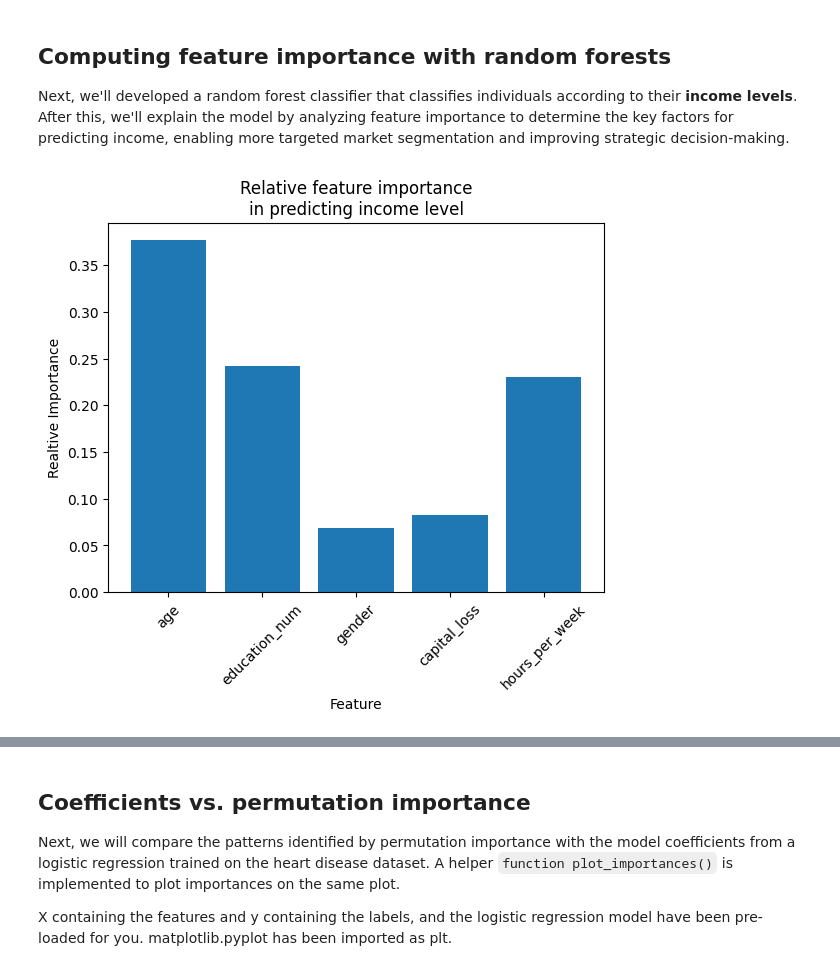
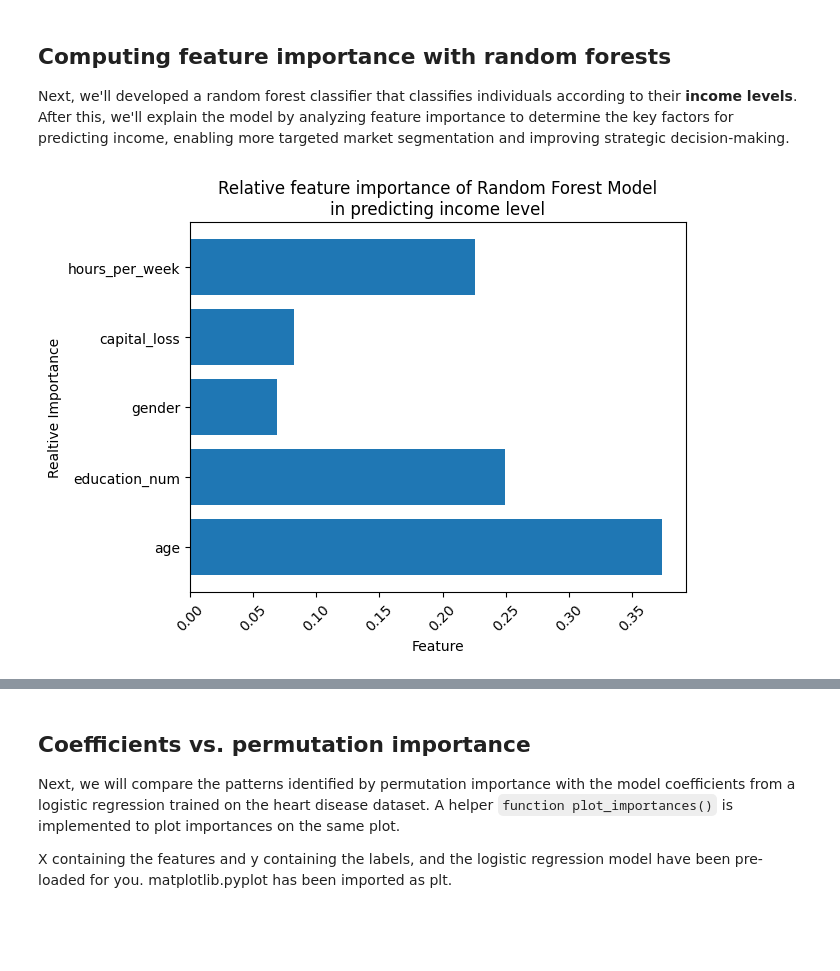
Before and after one commit to MichaelSzczepaniak/MLAIProjects, a Jupyter notebook: ExplainableML/ExplainableML.ipynb, the cells around one changed output, grey strips where cells are left out. Cells and saved outputs as stored; diff of their text form; code cells hidden in the pictures; blank space fills up the shorter version.

```diff
--- a/ExplainableML/ExplainableML.ipynb
+++ b/ExplainableML/ExplainableML.ipynb
@@ -72,14 +76,14 @@ Name: count, dtype: int64
 from sklearn.tree import DecisionTreeClassifier, export_text
 from sklearn.metrics import accuracy_score
 # train a DT classifier
-model = DecisionTreeClassifier(random_state=42, max_depth=2)
-model.fit(X_train_inc, y_train_inc)
+model_dt_income = DecisionTreeClassifier(random_state=42, max_depth=2)
+model_dt_income.fit(X_train_inc, y_train_inc)
 
 # Extract the rules
-rules = export_text(model, feature_names=list(X_train_inc.columns))
+rules = export_text(model_dt_income, feature_names=list(X_train_inc.columns))
 print(rules)
 # generate predictions on the test set
-y_pred_inc = model.predict(X_test_inc)
+y_pred_inc = model_dt_income.predict(X_test_inc)
 
 # Compute accuracy and the test set
 accuracy = accuracy_score(y_test_inc, y_pred_inc)
@@ -282,18 +336,18 @@ Next, we'll developed a random forest classifier that classifies individuals acc
 # %%
 from sklearn.ensemble import RandomForestClassifier
 
 model = RandomForestClassifier(random_state=42)
 model.fit(X_train_inc, y_train_inc)
 
 # Derive feature importances
 feature_importances = model.feature_importances_
 
 # Plot the feature importances
-plt.bar(X_train_inc.columns, feature_importances)
-plt.title("Relative feature importance\nin predicting income level")
+plt.barh(X_train_inc.columns, feature_importances)
+plt.title("Relative feature importance of Random Forest Model\nin predicting income level")
 plt.ylabel("Realtive Importance")
 plt.xlabel("Feature")
 plt.xticks(rotation=45)
 plt.show()
 # %% [output]
-[figure, old version]
+[figure, new version]
```
Also changed, not shown: parts of 23 cells of this notebook, 1 other file.
